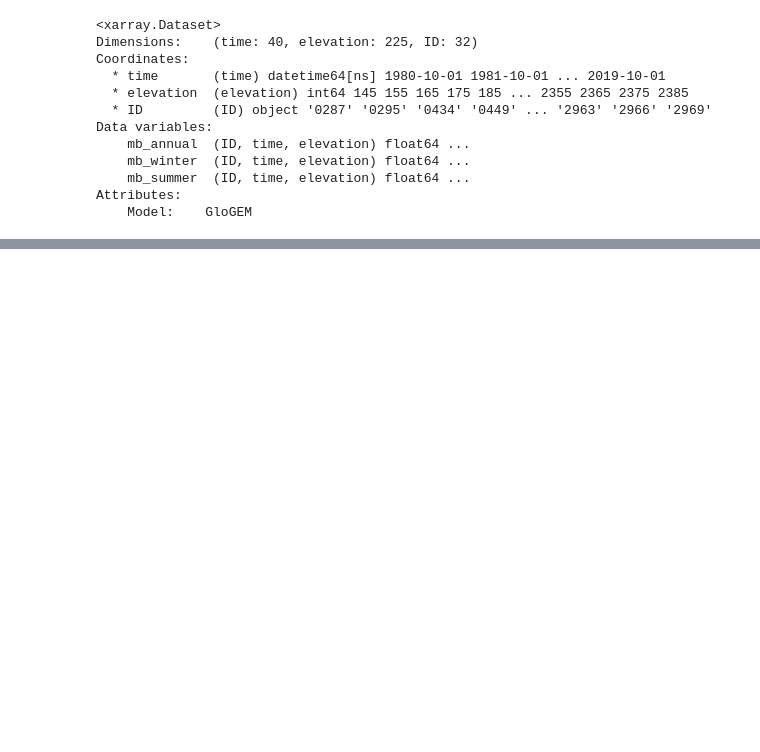
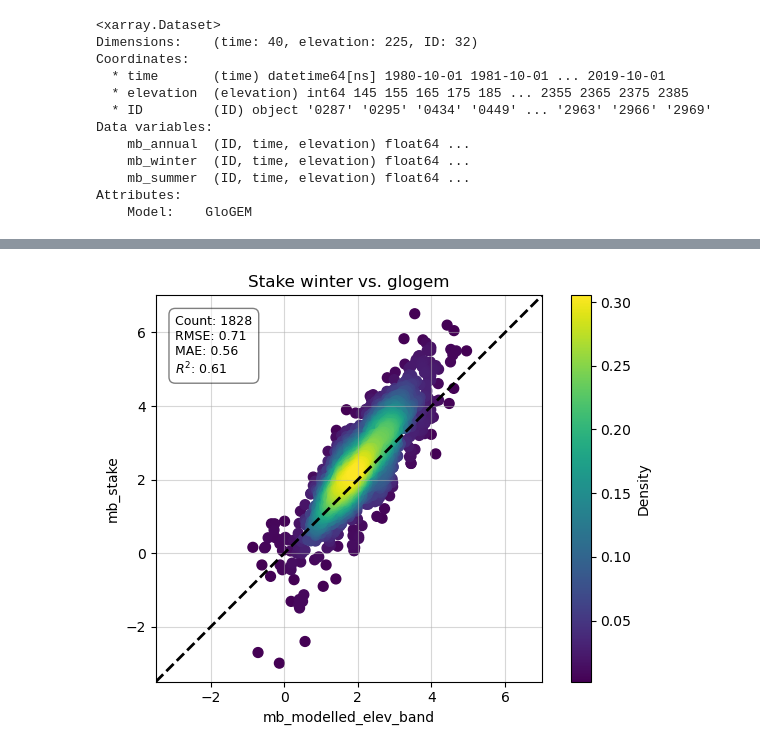
Before and after one commit to khsjursen/ML_MB_Norway, a Jupyter notebook: process_model_results.ipynb, the cells around one changed output, grey strips where cells are left out. Saved outputs shown, nothing was run; the diff lists cells and outputs as text; code cells hidden in the pictures; blank space fills up the shorter version.

```diff
--- a/process_model_results.ipynb
+++ b/process_model_results.ipynb
@@ -1037,0 +1187,4 @@ Attributes:
+# %%
+glacier_data_winter['mb_glogem'] = get_modelled_mb(glacier_data_winter, ds_glogem_ann_seas_elev_band, 'mb_winter')
+glacier_data_winter['mb_pygem'] = get_modelled_mb(glacier_data_winter, ds_pygem_ann_seas_elev_band, 'mb_winter')
+glacier_data_winter['mb_oggm'] = get_modelled_mb(glacier_data_winter, ds_oggm_ann_seas_elev_band, 'mb_winter')
@@ -1037,0 +1402,4 @@ Attributes:
+# %%
+plot_point_modelled(glacier_data_winter, 'winter', 'glogem')
+# %% [output]
+[figure, added]
```
Also changed, not shown: parts of 23 cells of this notebook.
